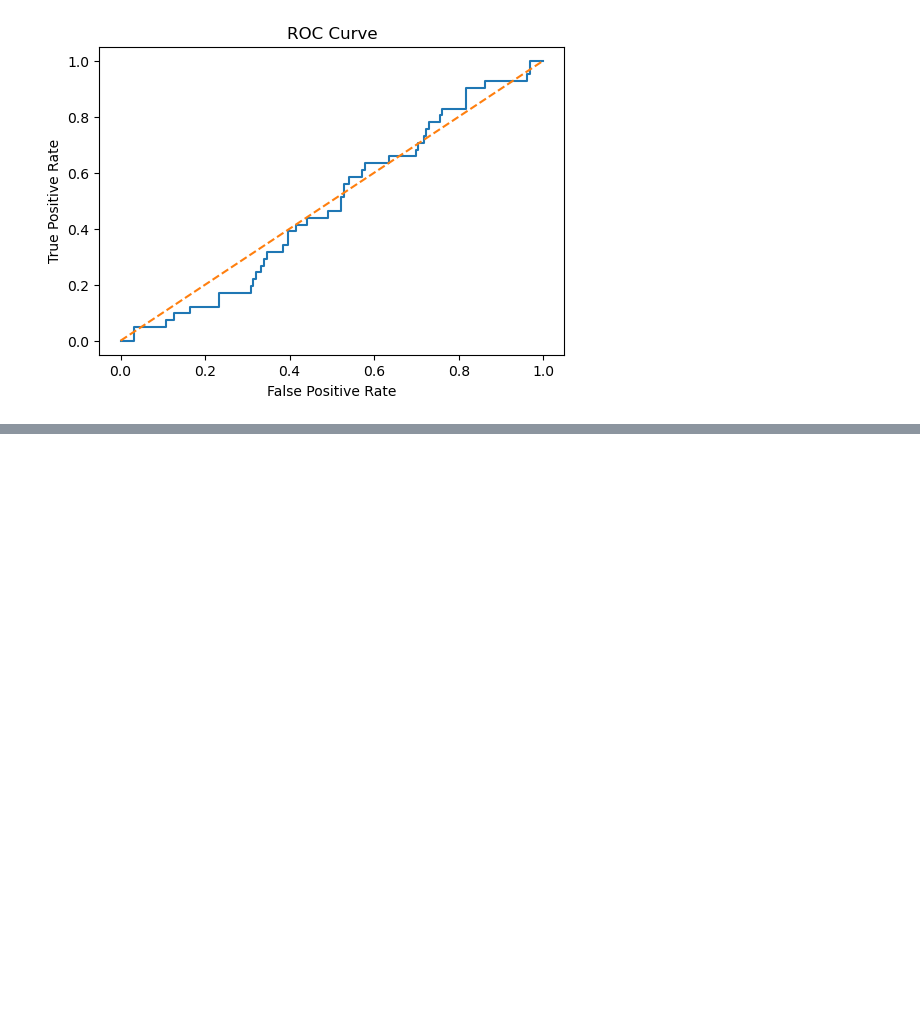
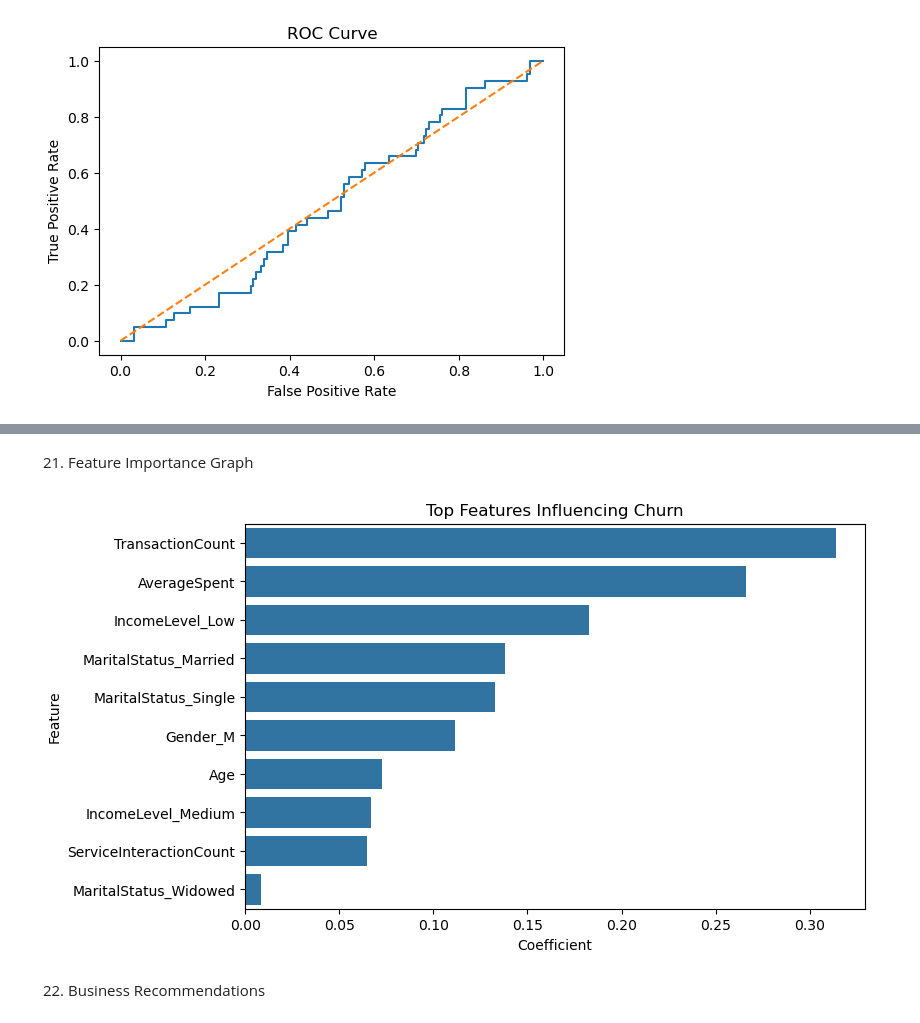
Before and after one commit to darshan-vgithub/Lloyds-Banking-Group-Churn-Forage-Project, a Jupyter notebook: model_building.ipynb, the cells around one changed output, grey strips where cells are left out. Cells and saved outputs as stored; diff of their text form; code cells hidden in the pictures; blank space fills up the shorter version.

Commit message:
model_building.ipynb: finished the model building

```diff
--- a/model_building.ipynb
+++ b/model_building.ipynb
@@ -277,0 +317,12 @@ plt.show()
+# %%
+feature_importance = pd.DataFrame({
+    'Feature': X.columns,
+    'Coefficient': log_model.coef_[0]
+})
+
+feature_importance = feature_importance.sort_values(
+    by='Coefficient',
+    ascending=False
+)
+
+feature_importance.head(10)
@@ -277,0 +341,20 @@ plt.show()
+# %% [markdown]
+21. Feature Importance Graph
+# %%
+top_features = feature_importance.head(10)
+
+plt.figure(figsize=(8,5))
+
+sns.barplot(
+    x='Coefficient',
+    y='Feature',
+    data=top_features
+)
+
+plt.title("Top Features Influencing Churn")
+
+plt.show()
+# %% [output]
+[figure, added]
+# %% [markdown]
+22. Business Recommendations
```
Also changed, not shown: parts of 9 cells of this notebook.
